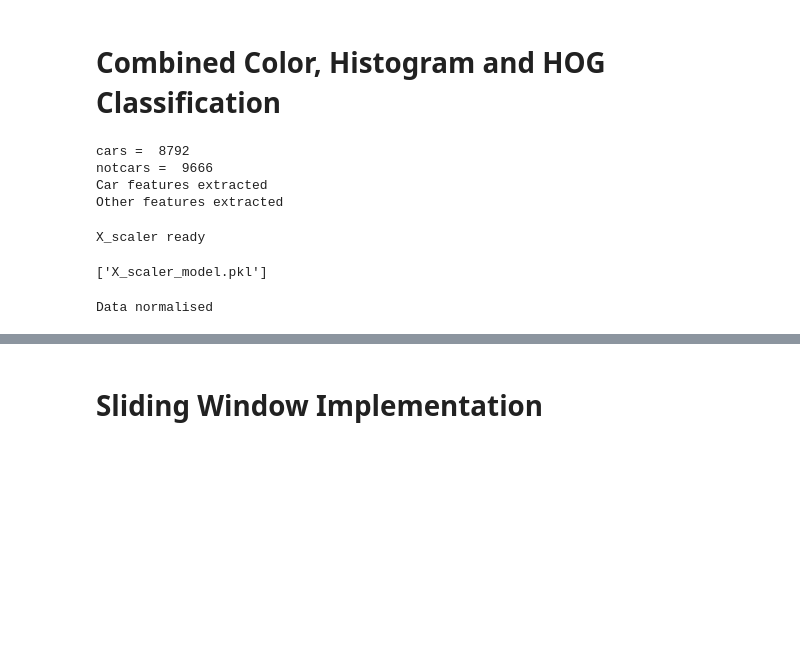
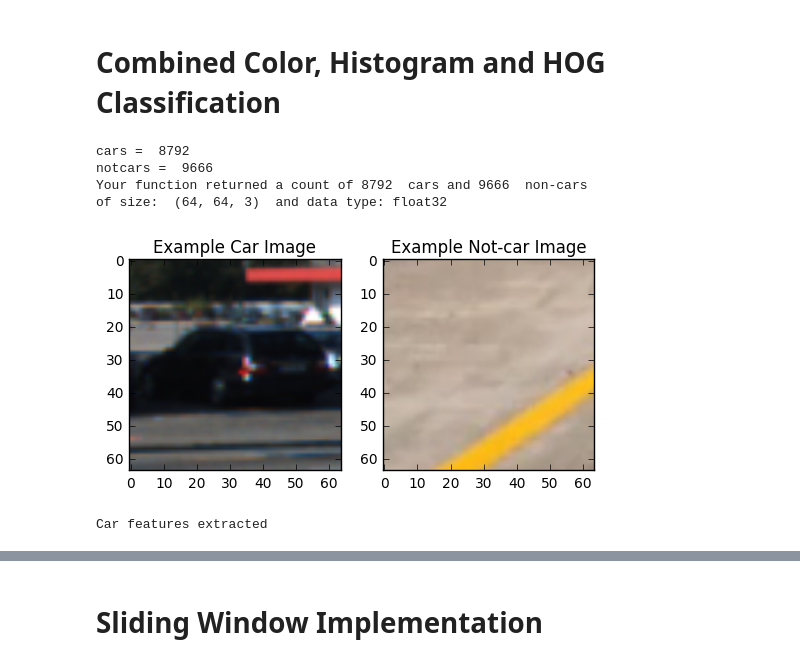
Before and after one commit to ninopereira/Vehicle_Detection_and_Tracking, a Jupyter notebook: vehicle_detection.ipynb, the cells around one changed output, grey strips where cells are left out. Drawn from its saved outputs; the diff is of its cells as text; code cells hidden in the pictures; blank space fills up the shorter version.

```diff
--- a/vehicle_detection.ipynb
+++ b/vehicle_detection.ipynb
@@ -123,60 +297,28 @@ def region_of_interest(img, vertices, color_max_value = 255):
 * Estimate a bounding box for vehicles detected.
 # %% [markdown]
 # Combined Color, Histogram and HOG Classification
-# %%
- # Histogram of Oriented Gradients (HOG) feature extraction on a labeled training set of images and train a classifier Linear SVM classifier
-
-cars = []
-notcars = []
-
-# load vehicle images
-images = glob.iglob('vehicles/**/*.png', recursive=True)
-for image in images:
-    cars.append(image)
-
-# load non vehicle images
-images = glob.iglob('non-vehicles/**/*.png', recursive=True)
-for image in images:
-    notcars.append(image)
-
-print('cars = ',len(cars))
-print('notcars = ',len(notcars))
-
-# experiment other color spaces like LUV, HLS
-
-car_features = extract_features(cars, cspace=cspace_val, spatial_size=spatial_size_val,
-                        hist_bins=hist_bins_val, hist_range=hist_range_val, orient=orient_val,
-                        pix_per_cell=pix_per_cell_val, cell_per_block=cell_per_block_val, hog_channel=hog_channel_val)
-
-print("Car features extracted")
-
-notcar_features = extract_features(notcars, cspace=cspace_val, spatial_size=spatial_size_val,
-                        hist_bins=hist_bins_val, hist_range=hist_range_val, orient=orient_val,
-                        pix_per_cell=pix_per_cell_val, cell_per_block=cell_per_block_val, hog_channel=hog_channel_val)
-
-print("Other features extracted")
-# %% [output]
-cars =  8792
-notcars =  9666
-Car features extracted
-Other features extracted
-# %%
-# Create an array stack of feature vectors
-X = np.vstack((car_features, notcar_features)).astype(np.float64)
-# Fit a per-column scaler
-X_scaler = StandardScaler().fit(X)
-print("X_scaler ready")
-# %% [output]
-X_scaler ready
-# %%
-#save the model
-joblib.dump(X_scaler, 'X_scaler_model.pkl')
-# %% [output]
-['X_scaler_model.pkl']
-# %%
-# Apply the scaler to X - normalise data
-scaled_X = X_scaler.transform(X)
-print("Data normalised")
-# %% [output]
-Data normalised
+# %%
+new_model = False
+new_model = True
+
+# create a CarDetector object
+car_detector = CarDetector(cspace='YUV',hog_channel=1) # Options: RGB, HSV, LUV, HLS, YUV
+
+if (new_model):
+    # load the dataset
+    cars,notcars = load_dataset()
+    peak_data(cars,notcars)
+    #train the classifier
+    car_detector.train_classifier(cars,notcars)
+else:
+    # load existing model
+    car_detector = CarDetector()
+    car_detector.load_classifier('classifier.pkl','scaler.pkl')
+# %% [output]
+cars =  8792
+notcars =  9666
+Your function returned a count of 8792  cars and 9666  non-cars
+of size:  (64, 64, 3)  and data type: float32
+[figure, added]
+Car features extracted
 # %%
```
Also changed, not shown: parts of 20 cells of this notebook, 8 other files.
